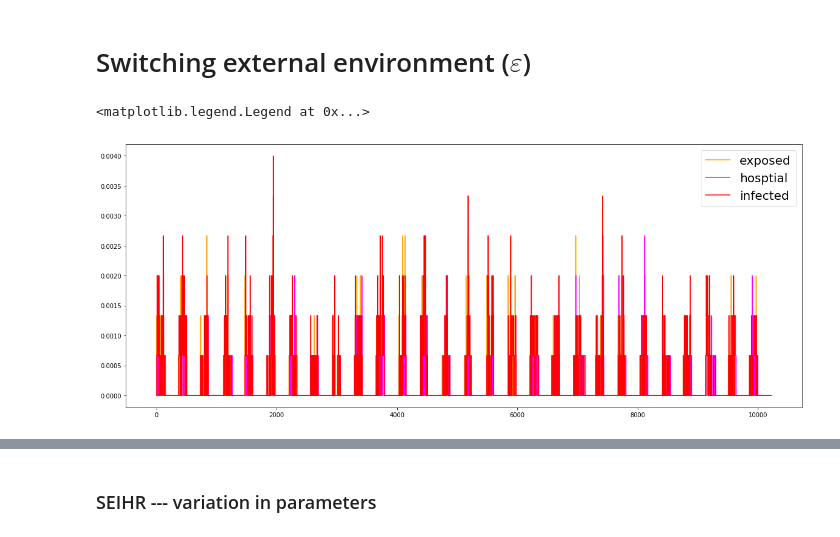
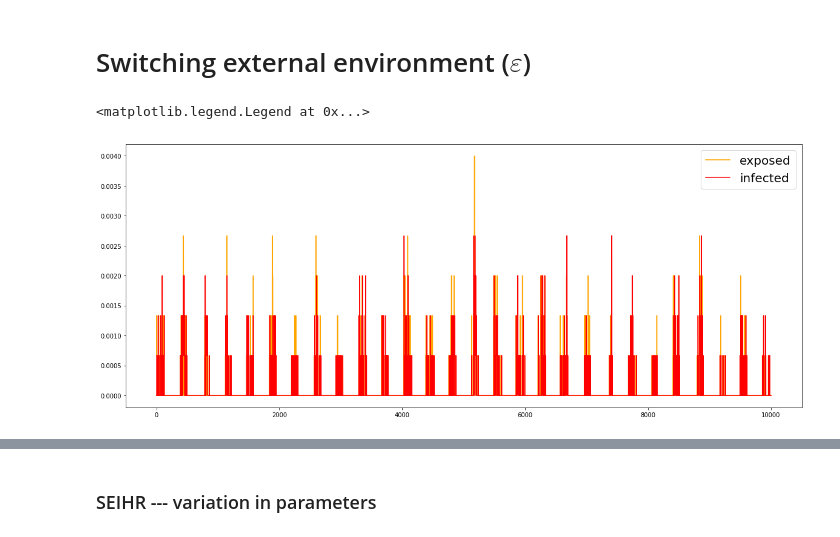
Before and after one commit to ersouthall/NipahVirus, a Jupyter notebook: Coupled Gillespie.ipynb, the cells around one changed output, grey strips where cells are left out. Saved outputs shown, nothing was run; the diff lists cells and outputs as text; code cells hidden in the pictures.

```diff
--- a/Coupled Gillespie.ipynb
+++ b/Coupled Gillespie.ipynb
@@ -147,7 +147,7 @@ P_seihr = odeint(dSEIHR_dt, Input_H, ts)
 # %% [markdown]
 # Plots
 # %%
-Gh = gillespieSEIHR(Input_H, 10, μ1, μ2, σ, ω, ϵ, α,pp, γ, capT)
+Gh = gillespieSEIHR(Input_H, β, μ1, μ2, σ, ω, ϵ, α,pp, γ, capT)
 SEIHRt = Gh[0]
 SEIHRs = Gh[1][:,0]
 SEIHRe = Gh[1][:,1]
@@ -594,7 +587,7 @@ plt.show()
 # Switching external environment ($\varepsilon$)
 # %%
 β = 0.005
-μ1 = 1/21 #14 days infectious
+μ1 = 1/10 #14 days infectious
 μ2 = 1/5 #5 days (14 - 9 days)
 σ =1/5 #5 days exposed
 ω=1/9 # 9 days until emitted to hospital
@@ -686,38 +768,45 @@ def gillespieSEIHR_season(initial, beta, mu1,mu2, sigma, omega,epsilon,alpha, mo
 
     return event_time, np.array(pop), events
 # %%
-Gh_season = gillespieSEIHR_season(Input_H, β, μ1, μ2, σ, ω, ϵ, α,pp, γ, capT)
+Input_H = [1500, 1, 0, 0]
+Gh_season = gillespieSEIR_season(Input_H, β, μ1, μ2, σ, ω, ϵ, α,pp, γ, capT)
 SEIHRt_s = Gh_season[0]
 SEIHRs_s = Gh_season[1][:,0]
 SEIHRe_s = Gh_season[1][:,1]
 SEIHRi_s = Gh_season[1][:,2]
-SEIHRh_s = Gh_season[1][:,3]
-SEIHRr_s = Gh_season[1][:,4]
+# SEIHRh_s = Gh_season[1][:,3]
+SEIHRr_s = Gh_season[1][:,3]
 # %%
 manhes = []
 manhts = []
 manhhs = []
 manhis = []
+manhss = []
+manhrs = []
 for ind, x in enumerate(SEIHRt_s):
     if ind<len(SEIHRt_s)-1:
         manhes.append((SEIHRe_s[ind], SEIHRe_s[ind]))
-        manhhs.append((SEIHRh_s[ind], SEIHRh_s[ind]))
+#         manhhs.append((SEIHRh_s[ind], SEIHRh_s[ind]))
         manhis.append((SEIHRi_s[ind], SEIHRi_s[ind]))
+        manhss.append((SEIHRs_s[ind], SEIHRs_s[ind]))
+        manhrs.append((SEIHRr_s[ind], SEIHRr_s[ind]))
         manhts.append((SEIHRt_s[ind], SEIHRt_s[ind+1]))
 manhes = np.array(manhes).flatten()
 manhts = np.array(manhts).flatten()
-manhhs = np.array(manhhs).flatten()
+manhss = np.array(manhss).flatten()
+manhrs = np.array(manhrs).flatten()
+# manhhs = np.array(manhhs).flatten()
 manhis = np.array(manhis).flatten()
 # %%
 plt.figure(figsize = (20,8))
 # plt.plot(SEIHRt, SEIHRr/Nn,c='blue', label = 'removed')
 plt.plot(manhts, manhes/Nn,c='orange', label = 'exposed')
-plt.plot(manhts, manhhs/Nn,c='magenta', label = 'hosptial')
+# plt.plot(manhts, manhhs/Nn,c='magenta', label = 'hospital')
 
-# plt.plot(SEIHRt,SEIHRs/Nn, c='yellowgreen',label = 'susceptible')
+# plt.plot(manhts,manhrs/Nn, c='yellowgreen',label = 'susceptible')
 plt.plot(manhts,manhis/Nn,c= 'r', label = 'infected')
 plt.legend(fontsize = 20)
-# plt.xlim([9000,10000])
+# plt.xlim([0,300])
 # %% [output]
 <matplotlib.legend.Legend at 0x...>
-[figure, old version]
+[figure, new version]
```
Also changed, not shown: parts of 10 cells of this notebook, 1 other file.
